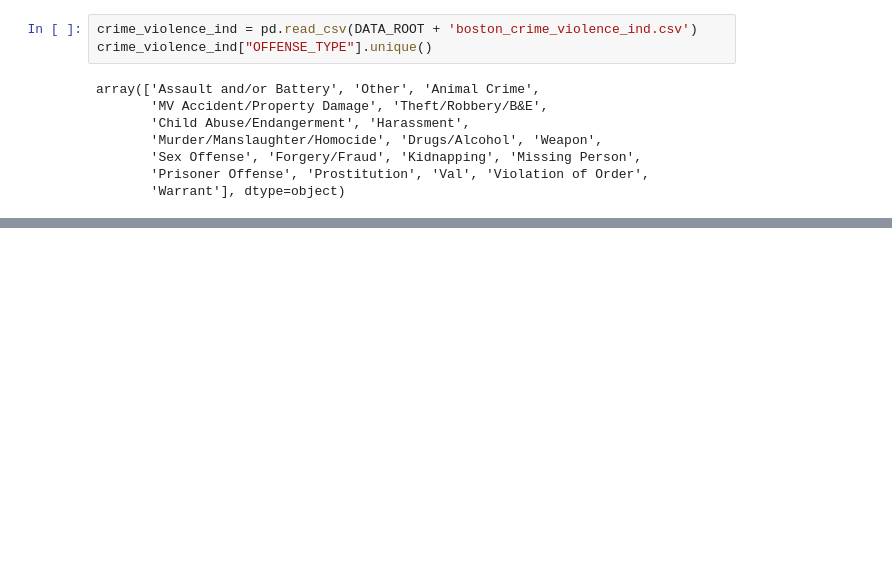
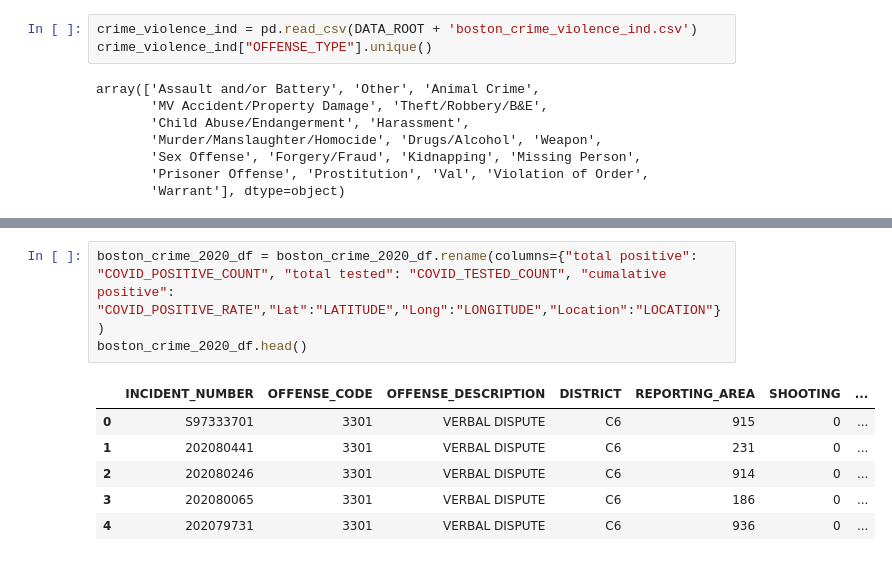
Before and after one commit to YolandaMDavis/cs109a-fall2020, a Jupyter notebook: Boston_Covid_Analysis.ipynb, the cells around one changed output, grey strips where cells are left out. Drawn from its saved outputs; the diff is of its cells as text; blank space fills up the shorter version.

```diff
--- a/Boston_Covid_Analysis.ipynb
+++ b/Boston_Covid_Analysis.ipynb
@@ -119,0 +113,10 @@ boston_crime_2020_df.loc[filter,"VIOLENT_CRIME"] = 1
+# %%
+boston_crime_2020_df = boston_crime_2020_df.rename(columns={"total positive": "COVID_POSITIVE_COUNT", "total tested": "COVID_TESTED_COUNT", "cumalative positive": "COVID_POSITIVE_RATE","Lat":"LATITUDE","Long":"LONGITUDE","Location":"LOCATION"})
+boston_crime_2020_df.head()
+# %% [output]
+|  | INCIDENT_NUMBER | OFFENSE_CODE | OFFENSE_DESCRIPTION | DISTRICT | REPORTING_AREA | SHOOTING | ... |
+| 0 | S97333701 | 3301 | VERBAL DISPUTE | C6 | 915 | 0 | ... |
+| 1 | 202080441 | 3301 | VERBAL DISPUTE | C6 | 231 | 0 | ... |
+| 2 | 202080246 | 3301 | VERBAL DISPUTE | C6 | 914 | 0 | ... |
+| 3 | 202080065 | 3301 | VERBAL DISPUTE | C6 | 186 | 0 | ... |
+| 4 | 202079731 | 3301 | VERBAL DISPUTE | C6 | 936 | 0 | ... |
```
Also changed, not shown: parts of 4 cells of this notebook.
